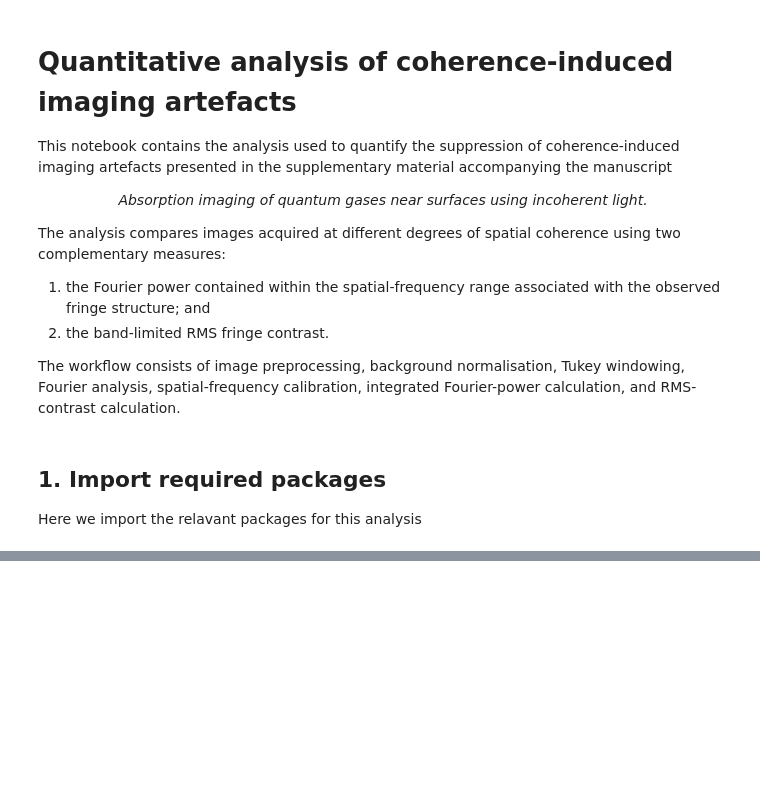
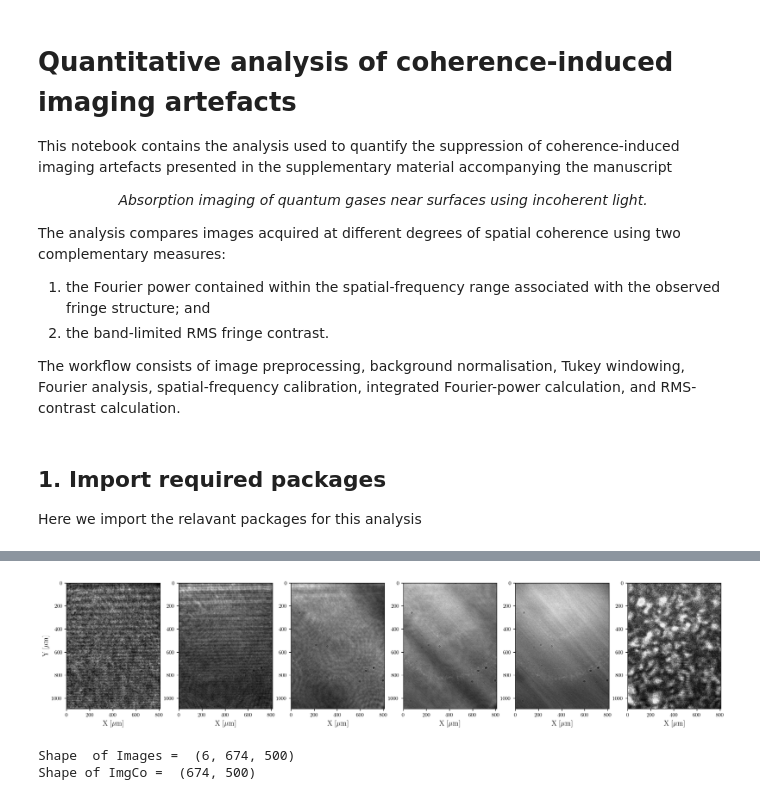
Before and after one commit to PoppyJoshi/IncoherentImagingManuscript, a Jupyter notebook: QuantitativeFingeAnalsysis.ipynb, the cells around one changed output, grey strips where cells are left out. Drawn from its saved outputs; the diff is of its cells as text; code cells hidden in the pictures; blank space fills up the shorter version.

```diff
--- a/QuantitativeFingeAnalsysis.ipynb
+++ b/QuantitativeFingeAnalsysis.ipynb
@@ -75,0 +90,34 @@ Found 6 image files in C:\Users\Poppy\Desktop\PhD\Papers\IncoherentImaging\Reviw
+# %%
+fig, ax = plt.subplots(1, len(Imgs), figsize=(20, 5))                                               #setting figure size
+ImagesList = []                                                                                     # Saving cropped images
+
+
+for i in range(len(Imgs)):
+
+    img = np.array(Imgs[i])                                                                         # Convert image to numpy array
+
+    # Crop in pixel indices
+    img_crop = img[cropPx[2]:cropPx[3], cropPx[0]:cropPx[1]]                                        # cropping the image
+
+    ImagesList.append(img_crop)
+
+    ax[i].imshow(
+        img_crop,
+        extent=[
+            crop_um[0]-crop_um[0],                                                                  #plotting in microns
+            crop_um[1] - crop_um[0],
+            crop_um[3] - crop_um[2]
+            0
+        ],
+        cmap="gray"
+    )
+
+    ax[i].set_xlabel(r'X [$\mu$m]')
+
+ax[0].set_ylabel(r'Y [$\mu$m]')
+
+plt.show()
+# %% [output]
+[figure, added]
+Shape  of Images =  (6, 674, 500)
+Shape of ImgCo =  (674, 500)
```
Also changed, not shown: parts of 18 cells of this notebook.
